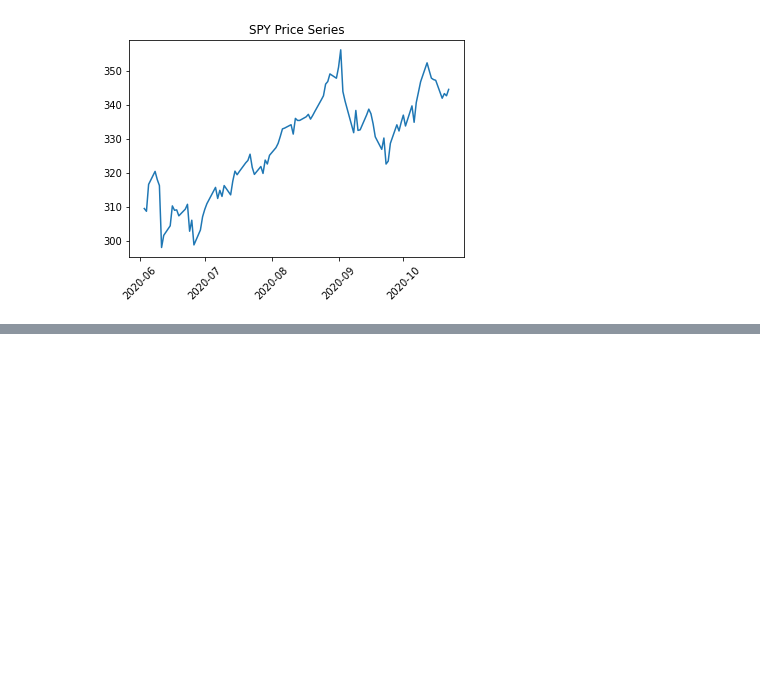
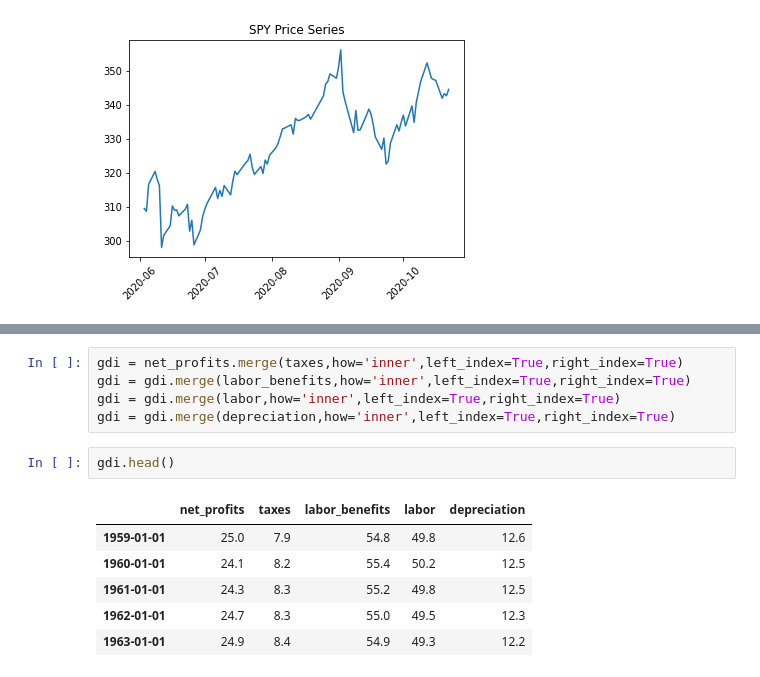
Before and after one commit to sinasinai/exploratory, a Jupyter notebook: financial derping .ipynb, the cells around one changed output, grey strips where cells are left out. Drawn from its saved outputs; the diff is of its cells as text; blank space fills up the shorter version.

```diff
--- a/financial derping .ipynb
+++ b/financial derping .ipynb
@@ -37,0 +121,14 @@ plt.show()
+# %%
+gdi = net_profits.merge(taxes,how='inner',left_index=True,right_index=True)
+gdi = gdi.merge(labor_benefits,how='inner',left_index=True,right_index=True)
+gdi = gdi.merge(labor,how='inner',left_index=True,right_index=True)
+gdi = gdi.merge(depreciation,how='inner',left_index=True,right_index=True)
+# %%
+gdi.head()
+# %% [output]
+|  | net_profits | taxes | labor_benefits | labor | depreciation |
+| 1959-01-01 | 25.0 | 7.9 | 54.8 | 49.8 | 12.6 |
+| 1960-01-01 | 24.1 | 8.2 | 55.4 | 50.2 | 12.5 |
+| 1961-01-01 | 24.3 | 8.3 | 55.2 | 49.8 | 12.5 |
+| 1962-01-01 | 24.7 | 8.3 | 55.0 | 49.5 | 12.3 |
+| 1963-01-01 | 24.9 | 8.4 | 54.9 | 49.3 | 12.2 |
```
Also changed, not shown: parts of 13 cells of this notebook.
